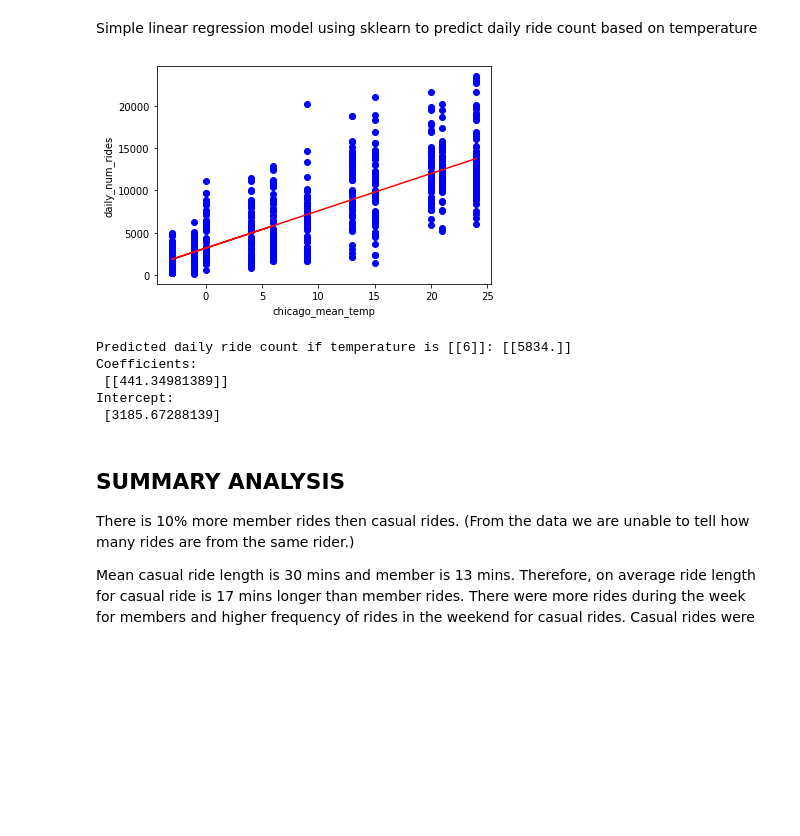
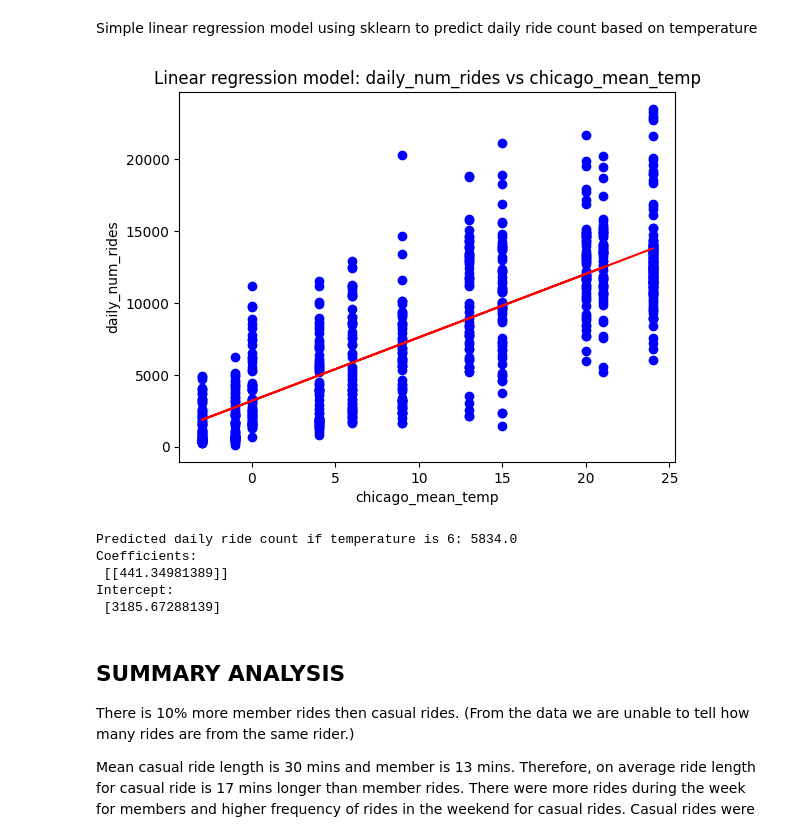
Before and after one commit to acuzzo/Clylistic_Case-_Study-python-, a Jupyter notebook: capstone_clylistic_case_study.ipynb, the cells around one changed output. Drawn from its saved outputs; the diff is of its cells as text; code cells hidden in the pictures; blank space fills up the shorter version.

```diff
--- a/capstone_clylistic_case_study.ipynb
+++ b/capstone_clylistic_case_study.ipynb
@@ -979,40 +1017,40 @@ Text(0, 0.5, 'num ride')
 # %% [markdown]
 Simple linear regression model using sklearn to predict daily ride count based on temperature
 # %%
-# df for linear regression modal
+
 df_daily_ride_temp = (
     daily_rides_count
     .filter(['is_member', 'month', 'daily_num_rides'])
-    .merge(pd.DataFrame({'month': [1,2,3,4,5,6,7,8,9,10,11,12], 'chicago_mean_temp':[-3, -1, 4, 9, 15, 21, 24, 24, 20, 13, 6, -0]}), on='month',how ='left')
-    .copy()
+    .merge(pd.DataFrame({'month': [1,2,3,4,5,6,7,8,9,10,11,12], 'chicago_mean_temp':[-3, -1, 4, 9, 15, 21, 24, 24, 20, 13, 6, -0]}), on='month', how ='left')
 )
-# import library
-from sklearn.linear_model import LinearRegression
 
 x = df_daily_ride_temp.loc[:,'chicago_mean_temp'].values.reshape(-1,1)
 y = df_daily_ride_temp.loc[:,'daily_num_rides'].values.reshape(-1,1)
 
 temp_ride_model = LinearRegression()
 temp_ride_model.fit(x,y)
+
 # unknown value
 unk_x = [[6]]
 
-x_pred = np.append(x, unk_x).reshape(-1,1)
-y_pred = temp_ride_model.predict(x_pred)
+# Here, we predict without appending unk_x to x
+y_pred = temp_ride_model.predict(x)
 
 plt.scatter(x,y,color = 'b')
-plt.plot(x_pred,y_pred,color = 'r')
+plt.plot(x,y_pred,color = 'r')
+plt.title("Linear regression model: daily_num_rides vs chicago_mean_temp")
 plt.xlabel('chicago_mean_temp')
 plt.ylabel('daily_num_rides')
 plt.show()
 
-print(f"Predicted daily ride count if temperature is {unk_x}:", temp_ride_model.predict(unk_x).round(0))
+# Now, we predict unk_x separately
+print(f"Predicted daily ride count if temperature is {(unk_x)[0][0]}: {temp_ride_model.predict(unk_x)[0][0].round(0)}")
 # The coefficients
 print('Coefficients: \n', temp_ride_model.coef_)
 print('Intercept: \n', temp_ride_model.intercept_)
 # %% [output]
-[figure, old version]
+[figure, new version]
-Predicted daily ride count if temperature is [[6]]: [[5834.]]
+Predicted daily ride count if temperature is 6: 5834.0
 Coefficients:
  [[441.34981389]]
 Intercept:
```
Also changed, not shown: parts of 18 cells of this notebook, 3 other files.
